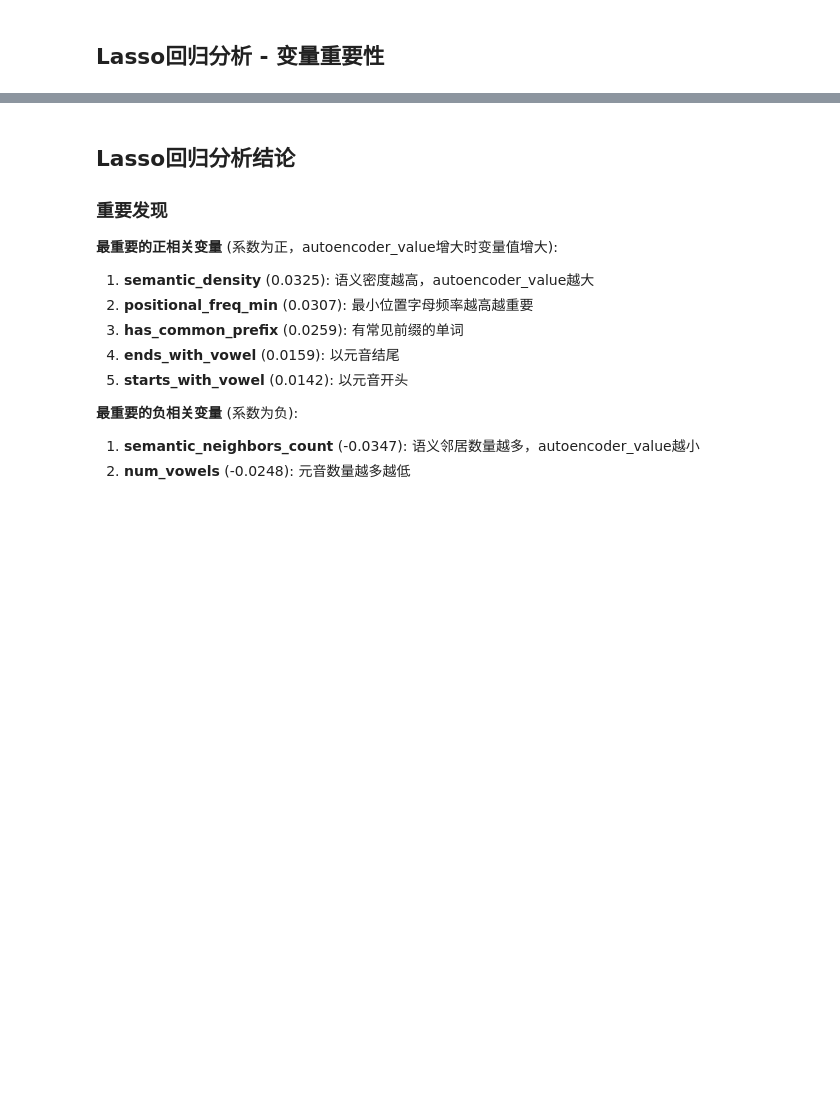
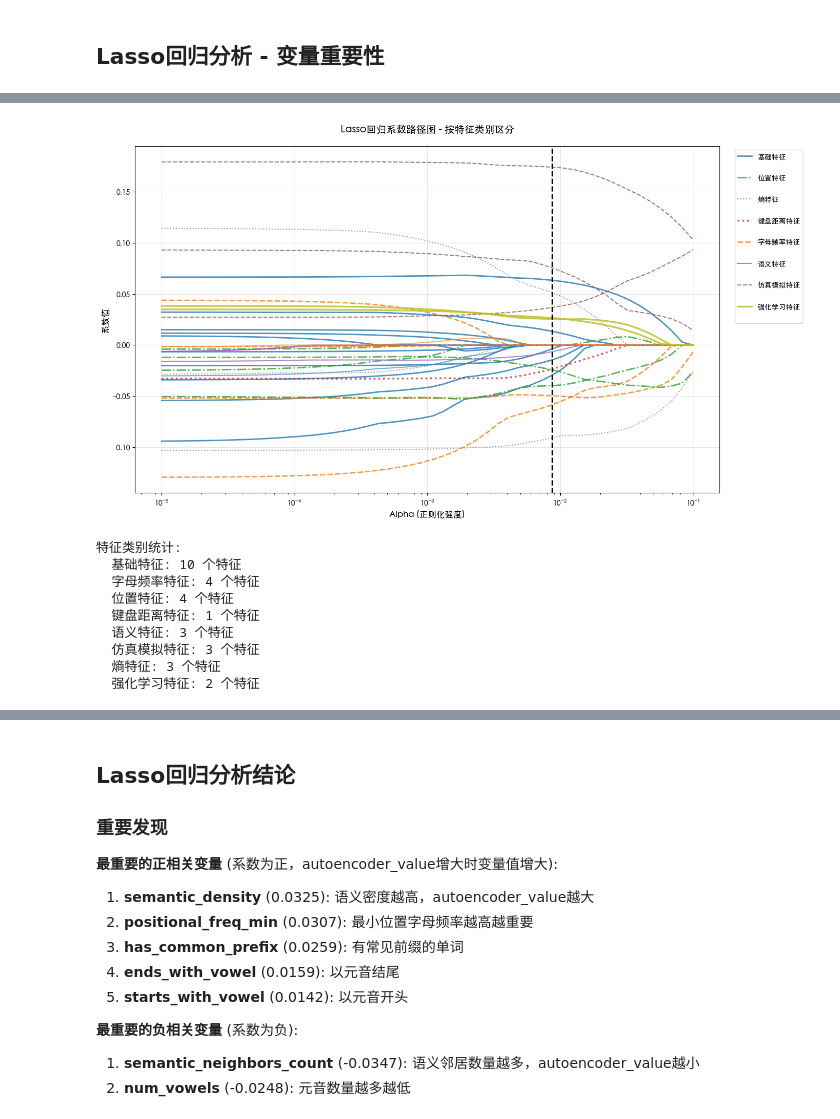
Before and after one commit to luoyiti/MCM_2023_C, a Jupyter notebook: addOn.ipynb, the cells around one changed output, grey strips where cells are left out. Drawn from its saved outputs; the diff is of its cells as text; code cells hidden in the pictures; blank space fills up the shorter version.

```diff
--- a/addOn.ipynb
+++ b/addOn.ipynb
@@ -305,29 +583,90 @@ print("\n图例: 绿色=正相关, 红色=负相关")
 # %%
 # 不同alpha值下的系数路径图
 alphas = np.logspace(-5, -1, 50)
 coefs = []
 
 for alpha in alphas:
     lasso = Lasso(alpha=alpha, max_iter=10000)
     lasso.fit(X_scaled, y)
     coefs.append(lasso.coef_)
 
 coefs = np.array(coefs)
 
+
+
 # 绘制系数路径
-plt.figure(figsize=(12, 6))
+plt.figure(figsize=(14, 8))
+
+# 为每个特征分配到对应的类别
 for i, feature in enumerate(feature_cols):
-    plt.plot(alphas, coefs[:, i], label=feature, linewidth=1.5)
+    # 找到特征所属的类别
+    category = None
+    for cat_name, features in feature_categories.items():
+        if feature in features:
+            category = cat_name
+            break
+
+    if category:
+        style = category_styles[category]
+        plt.plot(alphas, coefs[:, i], label=f"{feature} ({category})",
+                color=style['color'], linestyle=style['linestyle'],
+                linewidth=style['linewidth'], alpha=0.8)
+    else:
+        # 未分类的特征使用默认样式
+        plt.plot(alphas, coefs[:, i], label=feature, linewidth=1.5, alpha=0.6)
 
 plt.xscale('log')
-plt.xlabel('Alpha (正则化强度)')
-plt.ylabel('系数值')
-plt.title('Lasso回归系数路径图')
-plt.axvline(x=analysis_alpha, color='black', linestyle='--', label=f'选定alpha={analysis_alpha}')
-plt.legend(bbox_to_anchor=(1.05, 1), loc='upper left', fontsize=8)
+plt.xlabel('Alpha (正则化强度)', fontsize=12)
+plt.ylabel('系数值', fontsize=12)
+plt.title('Lasso回归系数路径图 - 按特征类别区分', fontsize=14, pad=20)
+plt.axvline(x=analysis_alpha, color='black', linestyle='--', label=f'选定alpha={analysis_alpha:.6f}', linewidth=2)
+
+# 创建图例，按类别分组
+handles, labels = plt.gca().get_legend_handles_labels()
+# 按类别重新组织图例
+category_handles = {}
+for handle, label in zip(handles, labels):
+    # 提取类别名
+    if '(' in label and ')' in label:
+        category = label.split('(')[-1].strip(')')
+        if category not in category_handles:
+            category_handles[category] = []
+        category_handles[category].append(handle)
+
+# 创建新的图例
+legend_elements = []
+for category, handles_list in category_handles.items():
+    # 使用第一个handle的颜色和样式
+    if handles_list:
+        legend_elements.append(handles_list[0])
+        legend_elements.append(plt.Line2D([0], [0], color='white', linewidth=0))  # 空白分隔
+
+plt.legend(legend_elements,
+           [f"{cat}" if i % 2 == 0 else "" for i, cat in enumerate(sum([[k] * 2 for k in category_handles.keys()], []))],
+           bbox_to_anchor=(1.02, 1), loc='upper left', fontsize=10, frameon=True)
+
+plt.grid(True, alpha=0.3)
 plt.tight_layout()
-plt.savefig('data/lasso_coefficient_path.png', dpi=150, bbox_inches='tight')
+plt.savefig('data/lasso_coefficient_path_by_category.png', dpi=150, bbox_inches='tight')
 plt.show()
+
+# 打印类别统计
+print("\n特征类别统计:")
+for category, features in feature_categories.items():
+    count = len([f for f in features if f in feature_cols])
+    if count > 0:
+        print(f"  {category}: {count} 个特征")
+# %% [output]
+[figure, added]
+特征类别统计:
+  基础特征: 10 个特征
+  字母频率特征: 4 个特征
+  位置特征: 4 个特征
+  键盘距离特征: 1 个特征
+  语义特征: 3 个特征
+  仿真模拟特征: 3 个特征
+  熵特征: 3 个特征
+  强化学习特征: 2 个特征
 # %%
 # 计算所有构建指标的皮尔森相关性
 import seaborn as sns
```
Also changed, not shown: parts of 32 cells of this notebook, 20 other files.
